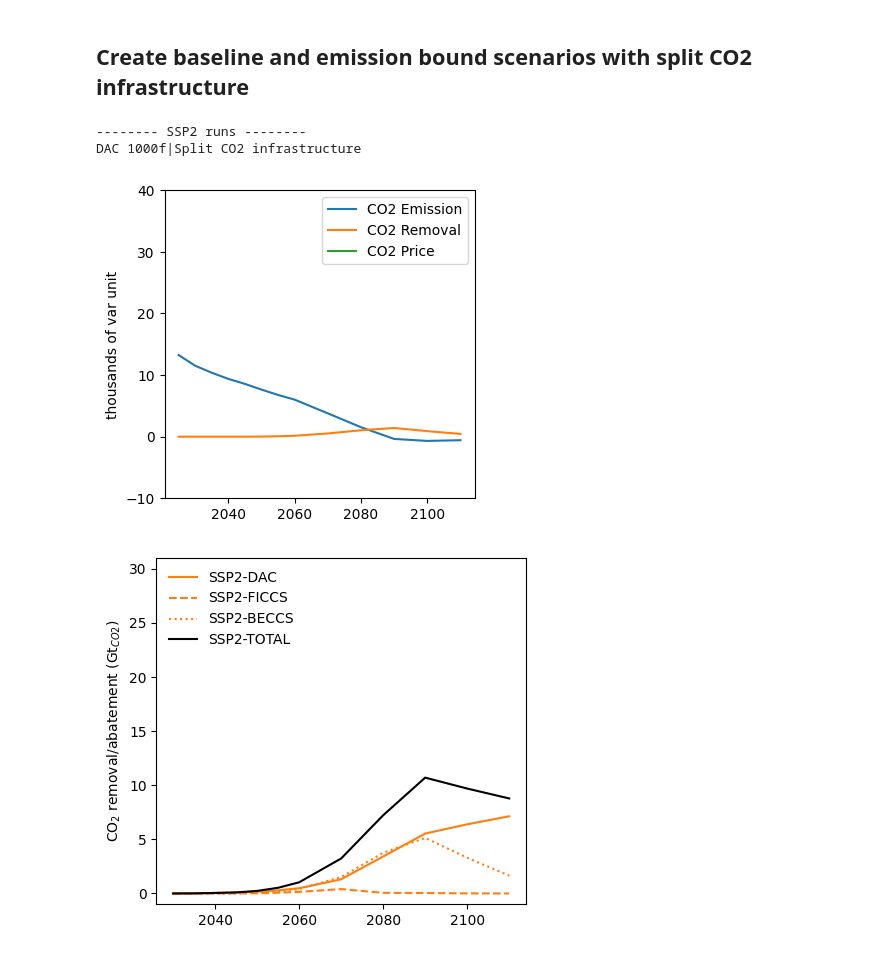
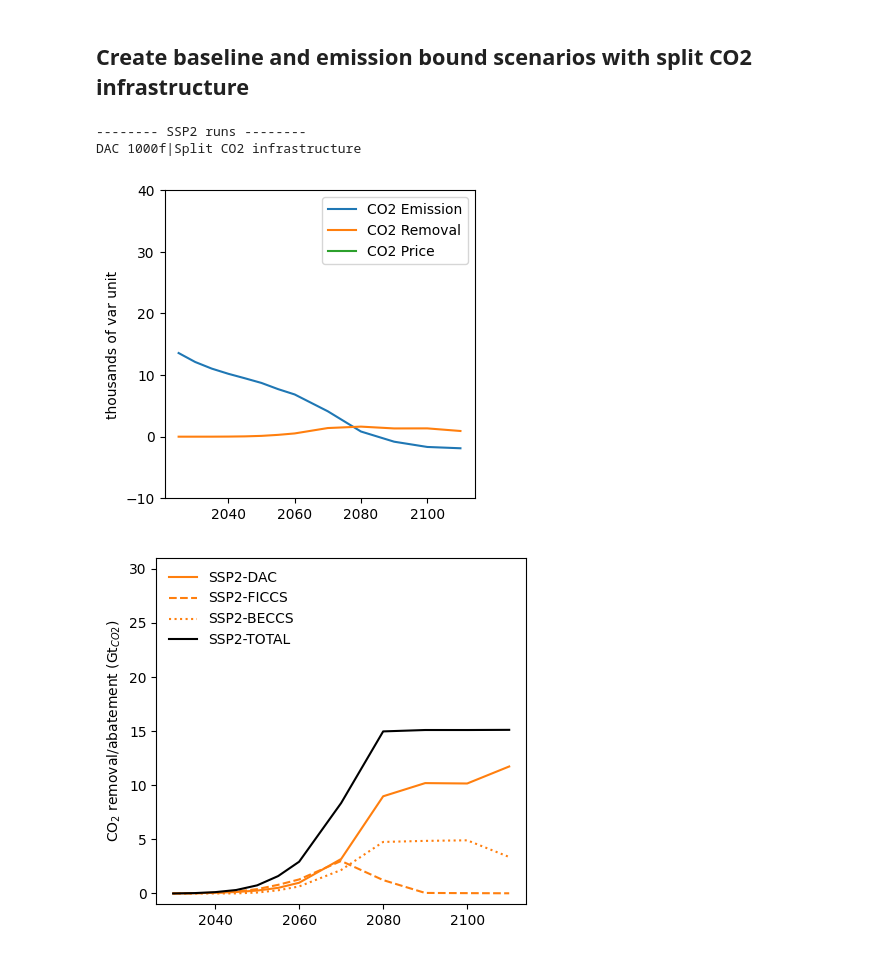
Before and after one commit to ywpratama/message_ix, a Jupyter notebook: tutorial/dac_scenarios/SSPs/[SSP_dev] New CCUS Setup Tests.ipynb, the cells around one changed output. Cells and saved outputs as stored; diff of their text form; code cells hidden in the pictures.

```diff
--- a/tutorial/dac_scenarios/SSPs/[SSP_dev] New CCUS Setup Tests.ipynb
+++ b/tutorial/dac_scenarios/SSPs/[SSP_dev] New CCUS Setup Tests.ipynb
@@ -67,7 +67,7 @@ for reg in set(reg_data.keys()) - {"World"}:
     val = potentials.loc[reg_data[reg]["child"]]["Potential"].sum()
     R12_potential.loc[reg] = np.round(1000*val/3.667, 3) # convert to MtCO2
 
-R12_pot = R12_potential.div(90).mul(0.5) # for SSP2
+R12_pot = R12_potential.div(90).mul(1.0) # for SSP2
 # %%
 R12_potential
 # %% [output]
@@ -89,7 +89,7 @@ R12_potential
 ssps = ["LED","SSP1","SSP2","SSP3","SSP4","SSP5"]
 ssps = ["SSP2"]
 
-max_rate = np.round(15000/3.667,0) * 10 # convert MtCO2/y to MtC/y >>>>>>>>>> remove * 10
+max_rate = np.round(15000/3.667,0) * (15/15) # convert MtCO2/y to MtC/y >>>>>>>>>> remove * 10
 # %% [markdown]
 ## Create baseline and emission bound scenarios with split CO2 infrastructure
 # %%
@@ -217,8 +217,8 @@ for ssp in ssps:
                             technology="co2_stor",
                             year_act=ya,
                             mode=mode,
-                            #value= [-len_periods[y] for y in ya],
-                            value= [-len_periods[y] if y != yr else -60 for y in ya],
+                            value= [-len_periods[y] for y in ya],
+                            # value= [-len_periods[y] if y != yr else -50 for y in ya],
                             unit = "-"
                        )
 
@@ -384,11 +384,10 @@ mp.close_db()
 # %% [output]
 -------- SSP2 runs --------
 DAC 1000f|Split CO2 infrastructure
-[figure, old version]
+[figure, new version]
 # %%
 colors = {"SSP1":"tab:red","SSP2":"tab:orange","SSP3":"tab:green","SSP4":"tab:blue","SSP5":"tab:purple",}
 lines = ["-","--","-.",":",(0, (3, 1, 1, 1, 1, 1))]
-ssps = ["SSP2"]
 
 dactec = ['dac_lt','dac_ht']
 
@@ -454,31 +453,31 @@ for ssp in ssps:
     for tech in techs_lines.keys():
         if tech == "DAC":
             val = dacrem[model][scenario]
         elif tech == "FICCS":
             val = ccsrem[model][scenario]
         elif tech == "BECCS":
             val = beccsrem[model][scenario]
         else:
             val = totalrem[model][scenario]
 
         if tech != "TOTAL":
             kwargs = {"label": f"{ssp}-{tech}","ls":techs_lines[tech],"c":colors[ssp], }
         else:
             kwargs = {"label": f"{ssp}-{tech}","ls":techs_lines[tech],"c":"black", }
 
         plt.plot(val, **kwargs)
 
 
 #plt.xlim(2030,2100)
 #plt.xticks(range(2030,2110,10))
 plt.ylim(-1,31)
 plt.yticks(range(0,35,5))
 plt.ylabel("CO$_2$ removal/abatement (Gt$_{CO2}$)")
 plt.legend(frameon=False, loc="upper left")
 plt.tight_layout()
 plt.savefig("DAC Cost curve based constraint.jpeg",dpi=300)
 plt.show()
 
 mp.close_db()
 # %% [output]
-[figure, old version]
+[figure, new version]
```
Also changed, not shown: parts of 1 cell of this notebook, 38 other files.
